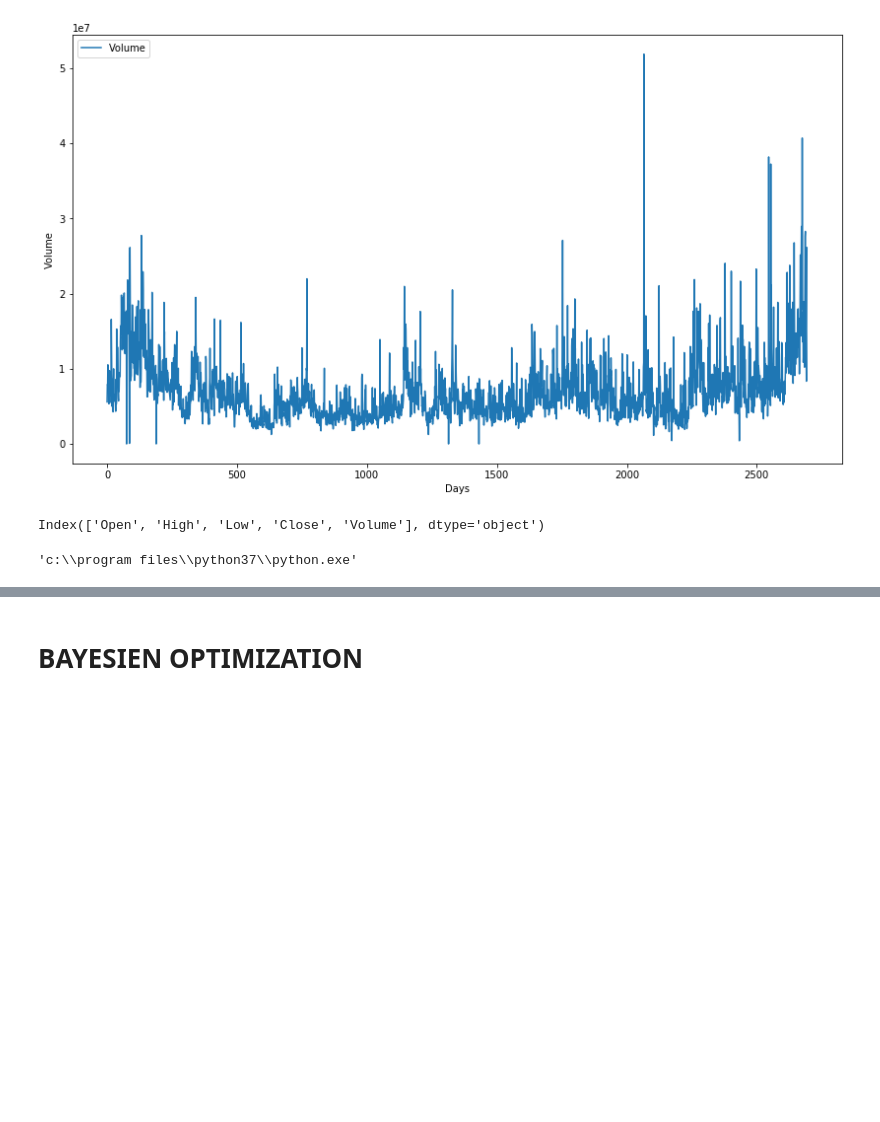
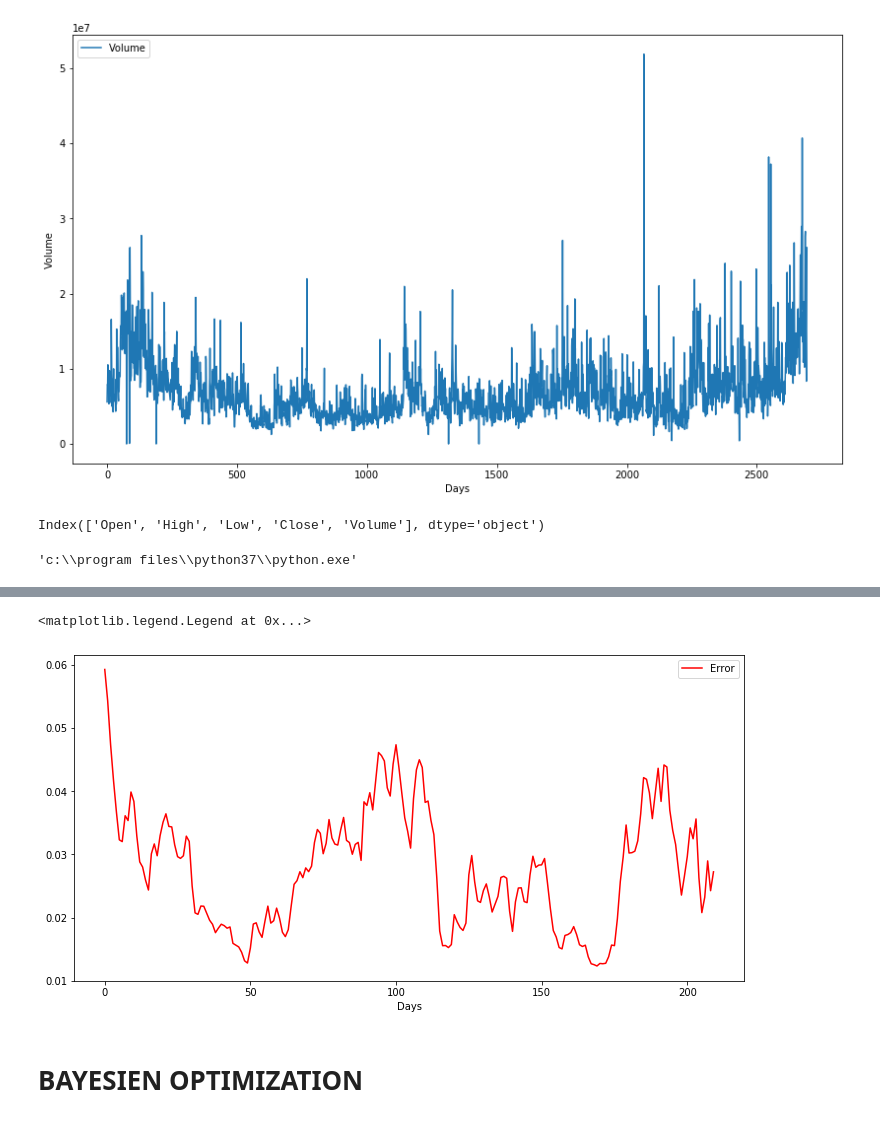
Before and after one commit to git-varun/Stock-Market-Prediction, a Jupyter notebook: Main.ipynb, the cells around one changed output, grey strips where cells are left out. Saved outputs shown, nothing was run; the diff lists cells and outputs as text; code cells hidden in the pictures; blank space fills up the shorter version.

```diff
--- a/Main.ipynb
+++ b/Main.ipynb
@@ -274,3 +252,11 @@ plt.legend()
+# %%
+plt.figure(figsize=(12,6))
+plt.plot(error, color='r', label='Error')
+plt.xlabel('Days')
+plt.legend()
+# %% [output]
+<matplotlib.legend.Legend at 0x...>
+[figure, added]
 # %% [markdown]
 # BAYESIEN OPTIMIZATION
 # %%
```
Also changed, not shown: parts of 10 cells of this notebook, 1 other file.
